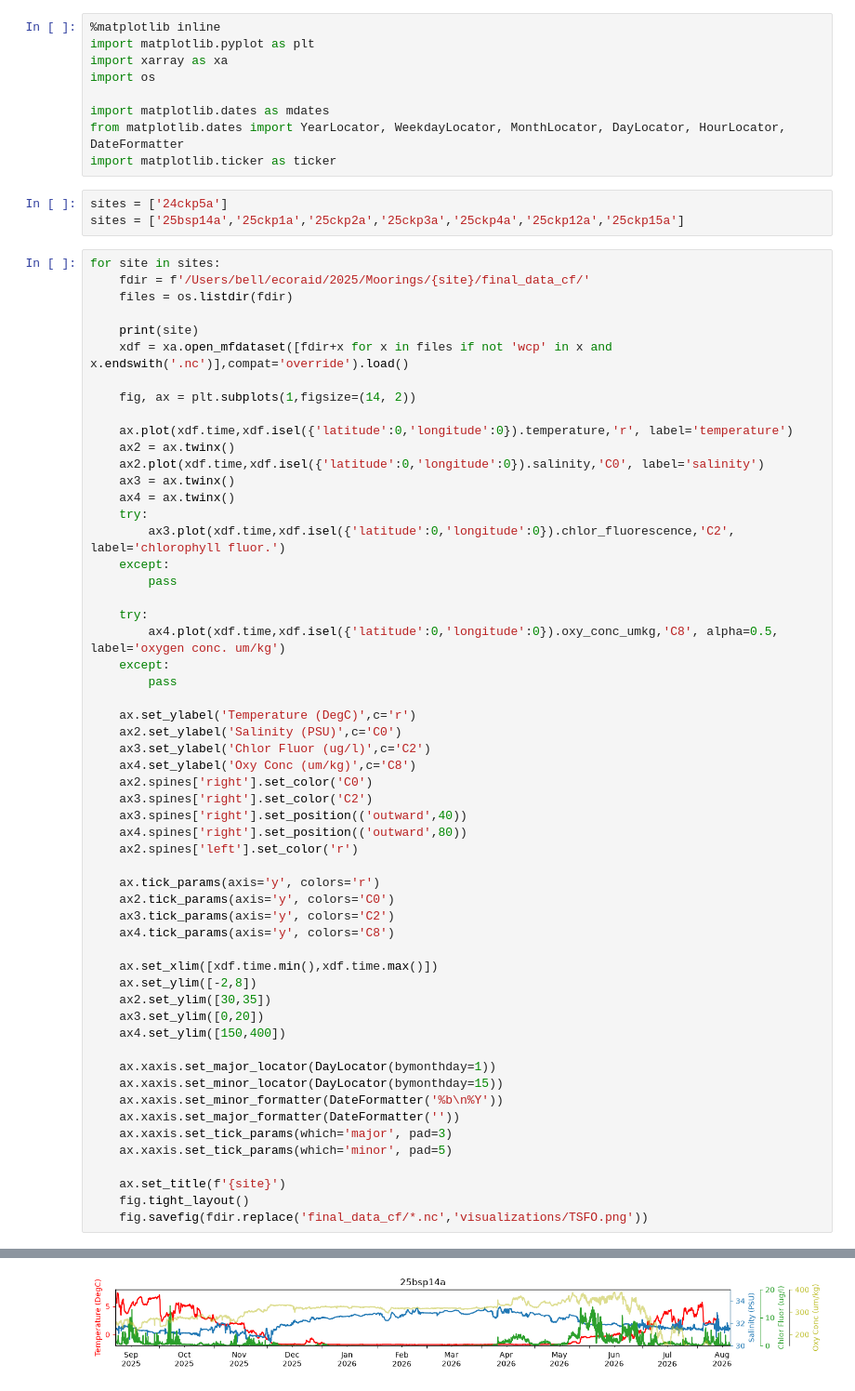
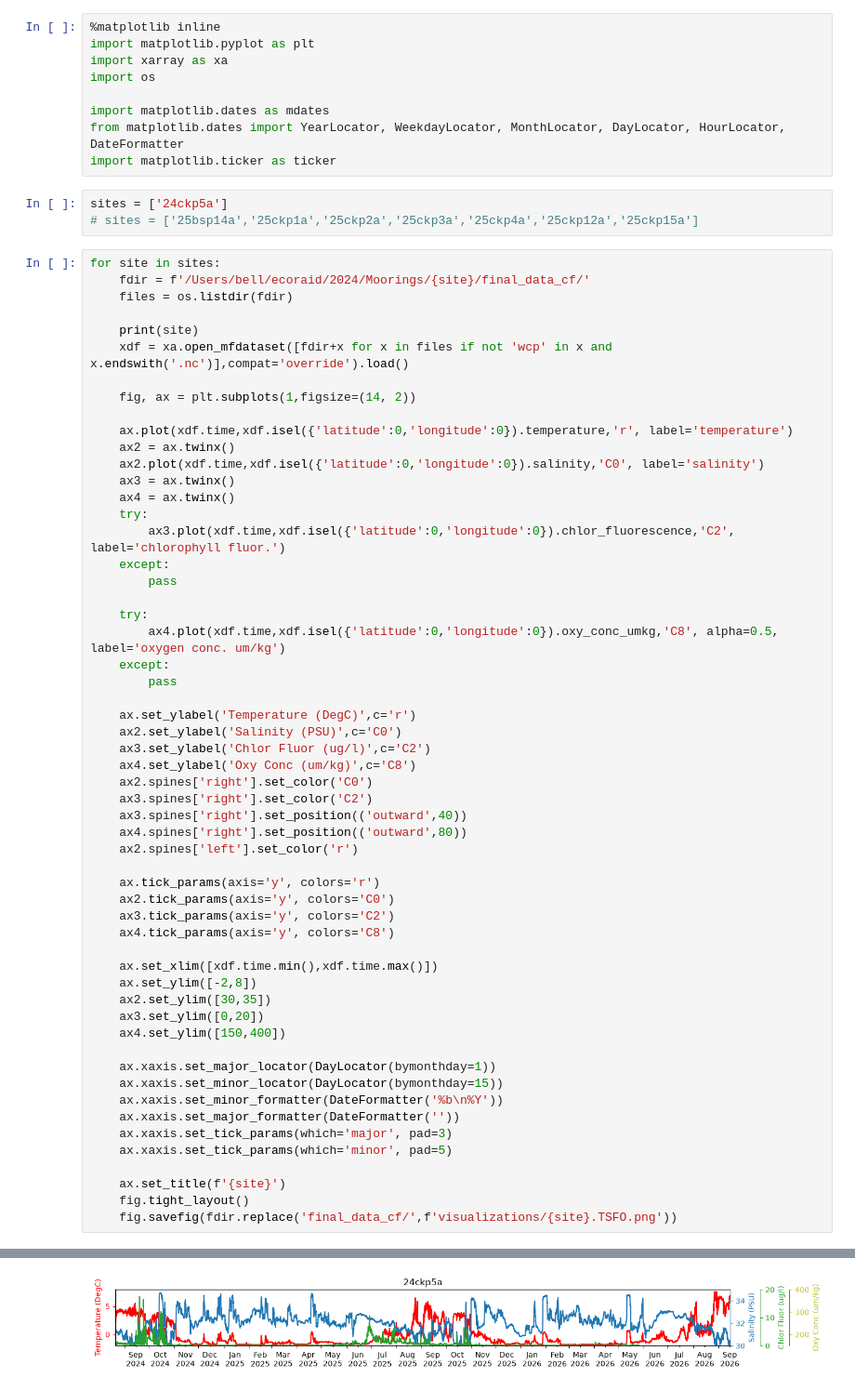
Before and after one commit to NOAA-PMEL/EcoFOCI_FieldOps_Documentation, a Jupyter notebook: DataProcessingDocumentation/2. EcoFOCI_DataProcesssing_Records/Utilities/Tools for Exploring/BioPhysicalMooring_TS(CO).ipynb, the cells around one changed output, grey strips where cells are left out. Shown at 93% size. Cells and saved outputs as stored; diff of their text form.

```diff
--- a/DataProcessingDocumentation/2. EcoFOCI_DataProcesssing_Records/Utilities/Tools for Exploring/BioPhysicalMooring_TS(CO).ipynb
+++ b/DataProcessingDocumentation/2. EcoFOCI_DataProcesssing_Records/Utilities/Tools for Exploring/BioPhysicalMooring_TS(CO).ipynb
@@ -9,10 +9,10 @@ from matplotlib.dates import YearLocator, WeekdayLocator, MonthLocator, DayLocat
 import matplotlib.ticker as ticker
 # %%
 sites = ['24ckp5a']
-sites = ['25bsp14a','25ckp1a','25ckp2a','25ckp3a','25ckp4a','25ckp12a','25ckp15a']
+# sites = ['25bsp14a','25ckp1a','25ckp2a','25ckp3a','25ckp4a','25ckp12a','25ckp15a']
 # %%
 for site in sites:
-    fdir = f'/Users/bell/ecoraid/2025/Moorings/{site}/final_data_cf/'
+    fdir = f'/Users/bell/ecoraid/2024/Moorings/{site}/final_data_cf/'
     files = os.listdir(fdir)
 
     print(site)
@@ -65,5 +65,5 @@ for site in sites:
 
     ax.set_title(f'{site}')
     fig.tight_layout()
-    fig.savefig(fdir.replace('final_data_cf/*.nc','visualizations/TSFO.png'))
+    fig.savefig(fdir.replace('final_data_cf/',f'visualizations/{site}.TSFO.png'))
 # %% [output]
@@ -77 +71 @@ for site in sites:
-[figure, old version]
+[figure, new version]
```
Also changed, not shown: parts of 1 cell of this notebook, 34 other files.
